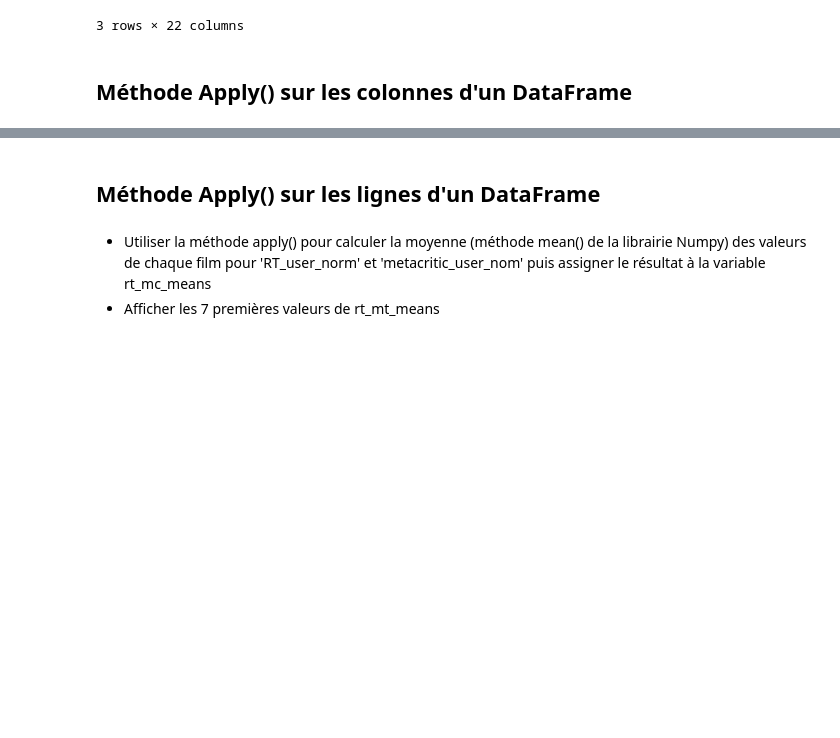
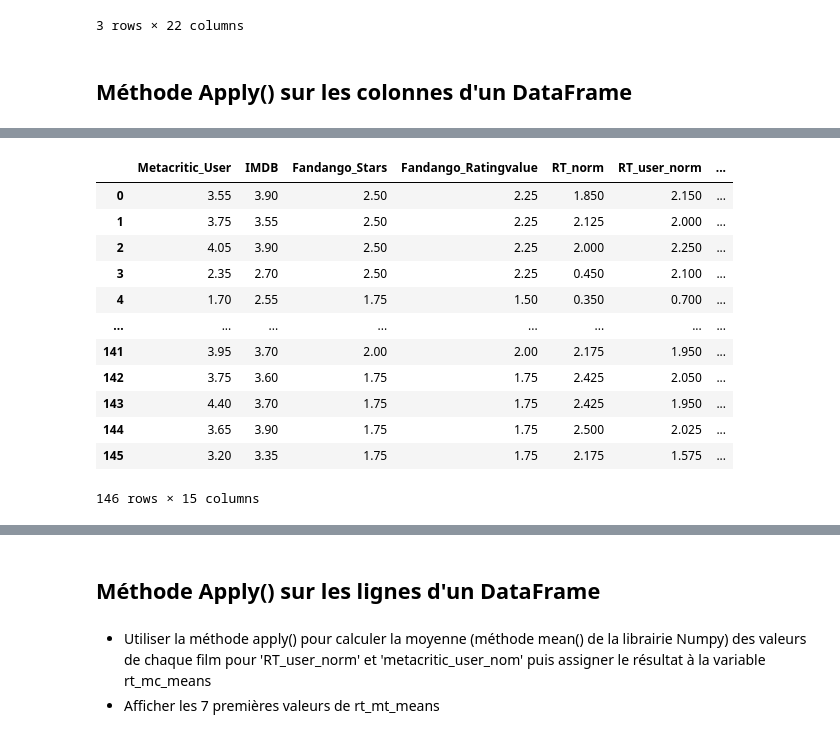
Before and after one commit to louiskuhn/IA-P2-Euskadi, a Jupyter notebook: Python/1. Analyse de données/Les objets DataFrames Pandas.ipynb, the cells around one changed output, grey strips where cells are left out. Saved outputs shown, nothing was run; the diff lists cells and outputs as text; code cells hidden in the pictures; blank space fills up the shorter version.

```diff
--- a/Python/1. Analyse de données/Les objets DataFrames Pandas.ipynb
+++ b/Python/1. Analyse de données/Les objets DataFrames Pandas.ipynb
@@ -134,0 +175,17 @@ fandango[[i in ["Top Five (2014)","Black Sea (2015)","Taken 3 (2015)"] for i in
+# %%
+# définition "à la volée"
+float_df.apply(lambda x : x/2)
+# %% [output]
+|  | Metacritic_User | IMDB | Fandango_Stars | Fandango_Ratingvalue | RT_norm | RT_user_norm | ... |
+| 0 | 3.55 | 3.90 | 2.50 | 2.25 | 1.850 | 2.150 | ... |
+| 1 | 3.75 | 3.55 | 2.50 | 2.25 | 2.125 | 2.000 | ... |
+| 2 | 4.05 | 3.90 | 2.50 | 2.25 | 2.000 | 2.250 | ... |
+| 3 | 2.35 | 2.70 | 2.50 | 2.25 | 0.450 | 2.100 | ... |
+| 4 | 1.70 | 2.55 | 1.75 | 1.50 | 0.350 | 0.700 | ... |
+| ... | ... | ... | ... | ... | ... | ... | ... |
+| 141 | 3.95 | 3.70 | 2.00 | 2.00 | 2.175 | 1.950 | ... |
+| 142 | 3.75 | 3.60 | 1.75 | 1.75 | 2.425 | 2.050 | ... |
+| 143 | 4.40 | 3.70 | 1.75 | 1.75 | 2.425 | 1.950 | ... |
+| 144 | 3.65 | 3.90 | 1.75 | 1.75 | 2.500 | 2.025 | ... |
+| 145 | 3.20 | 3.35 | 1.75 | 1.75 | 2.175 | 1.575 | ... |
+146 rows × 15 columns
```
Also changed, not shown: parts of 6 cells of this notebook.
